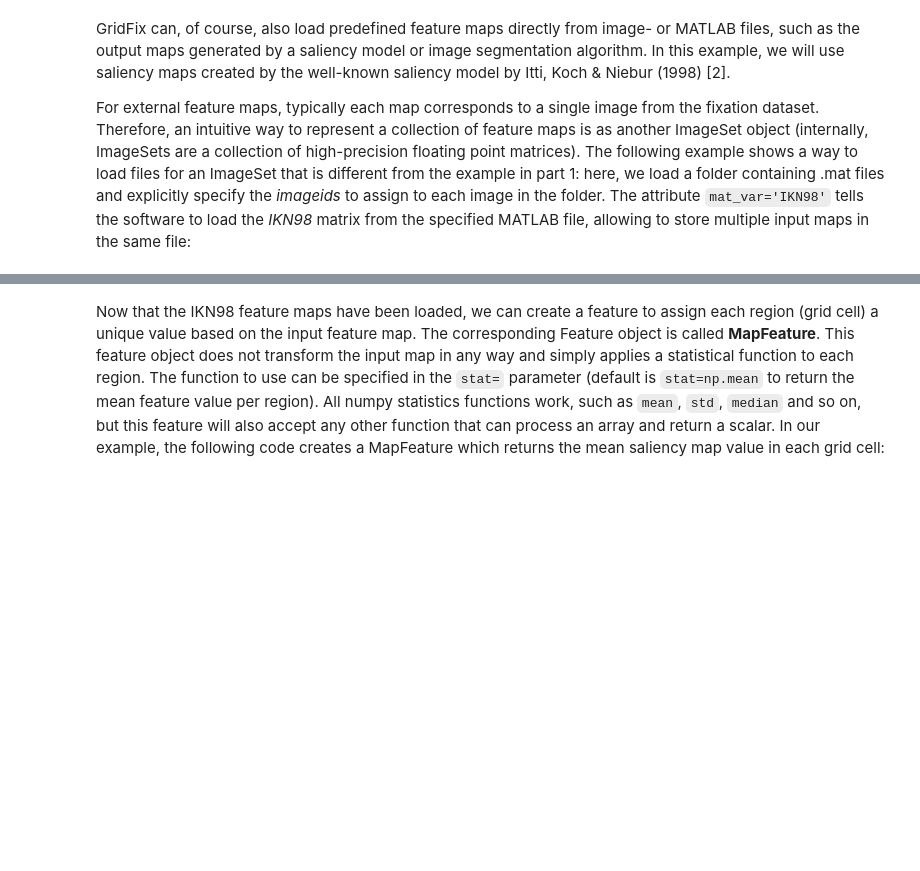
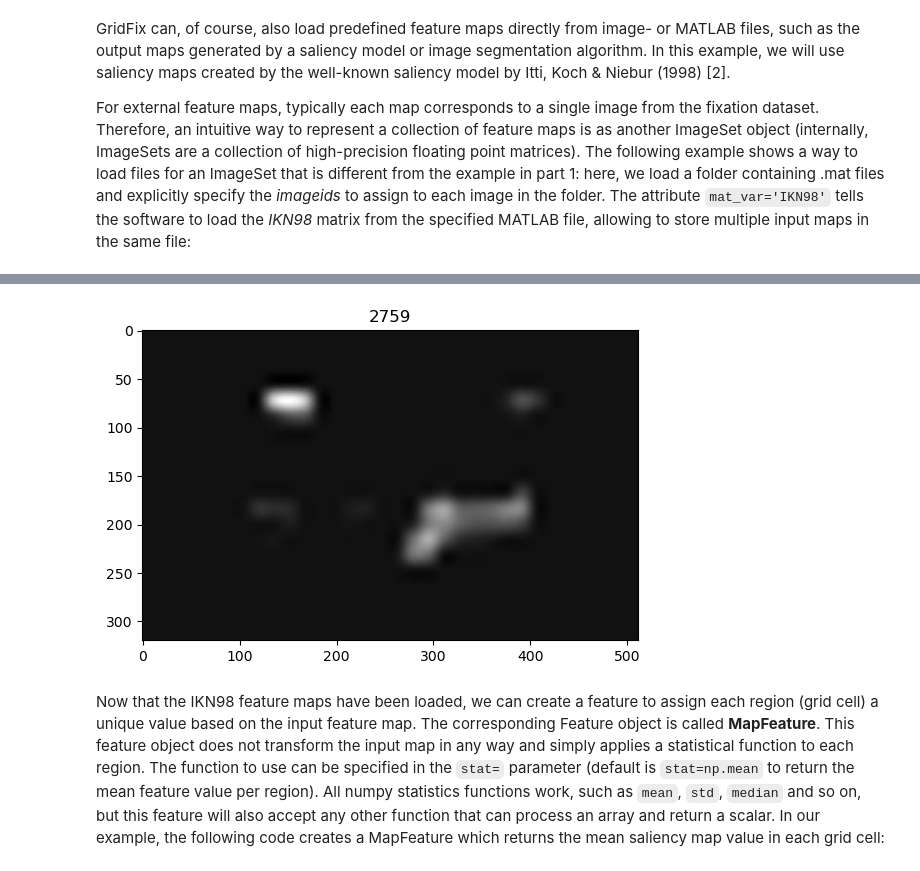
Before and after one commit to Zhangwen-Hu/glmm, a Jupyter notebook: Tutorial2_ImageFeatures.ipynb, the cells around one changed output, grey strips where cells are left out. Cells and saved outputs as stored; diff of their text form; code cells hidden in the pictures; blank space fills up the shorter version.

```diff
--- a/Tutorial2_ImageFeatures.ipynb
+++ b/Tutorial2_ImageFeatures.ipynb
@@ -83,3 +76,8 @@ Warning: file maps/tutorial_maps.csv could not be added, error: not an image or
+# %%
+TA_saliency_maps = ImageSet('TA_saliency/TA_saliency.tsv', label='TA_saliency')
+TA_saliency_maps.plot(example_img)
+# %% [output]
+[figure, added]
 # %% [markdown]
 Now that the IKN98 feature maps have been loaded, we can create a feature to assign each region (grid cell) a unique value based on the input feature map. The corresponding Feature object is called __MapFeature__. This feature object does not transform the input map in any way and simply applies a statistical function to each region. The function to use can be specified in the `stat=` parameter (default is `stat=np.mean` to return the mean feature value per region). All numpy statistics functions work, such as `mean`, `std`, `median` and so on, but this feature will also accept any other function that can process an array and return a scalar. In our example, the following code creates a MapFeature which returns the mean saliency map value in each grid cell:
 # %%
```
Also changed, not shown: parts of 8 cells of this notebook, 1 other file.
